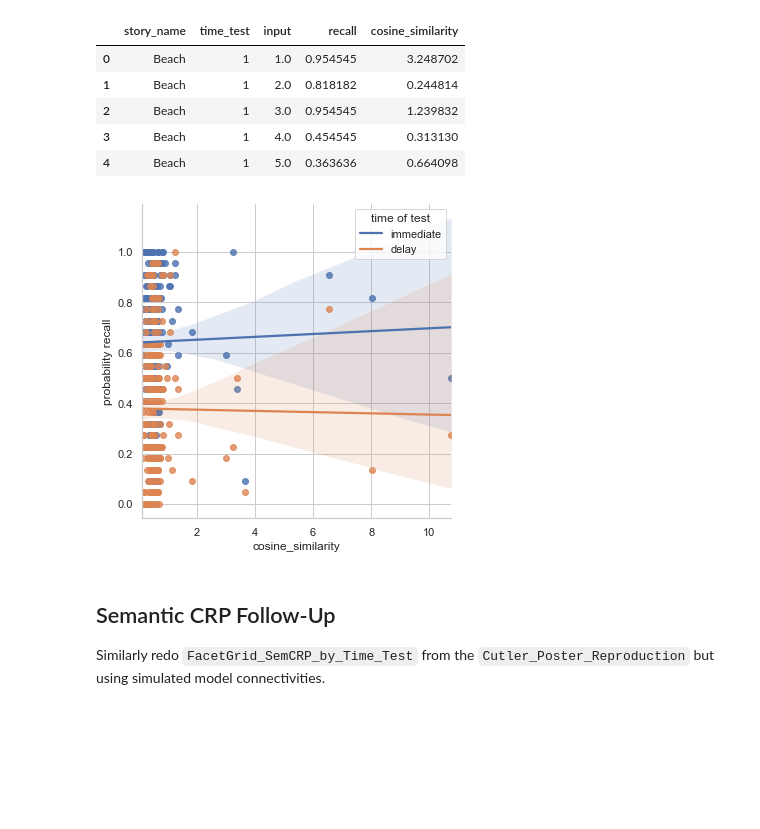
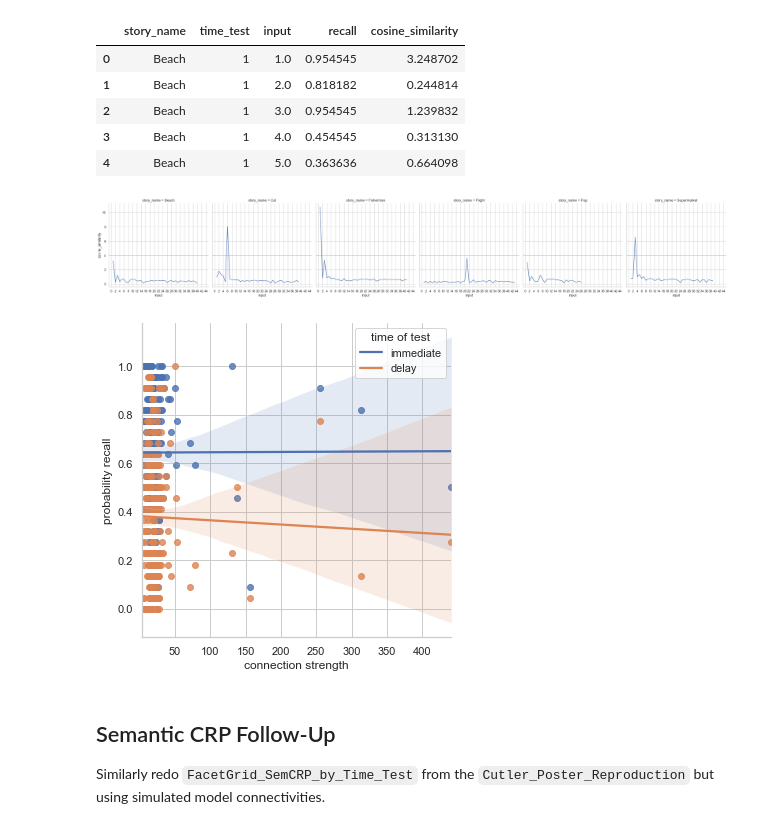
Before and after one commit to githubpsyche/narrative_cmr, a Jupyter notebook: 03_Representational_Clustering.ipynb, the cells around one changed output. Cells and saved outputs as stored; diff of their text form; code cells hidden in the pictures; blank space fills up the shorter version.

```diff
--- a/03_Representational_Clustering.ipynb
+++ b/03_Representational_Clustering.ipynb
@@ -316,15 +316,25 @@ strengths_df.head()
 | 2 | Beach | 1 | 3.0 | 0.954545 | 1.239832 |
 | 3 | Beach | 1 | 4.0 | 0.454545 | 0.313130 |
 | 4 | Beach | 1 | 5.0 | 0.363636 | 0.664098 |
+# %%
+sns.set(style='whitegrid')
+g = sns.FacetGrid(strengths_df.loc[strengths_df.time_test == 1],
+    col='story_name', height=5)
+g.map_dataframe(sns.lineplot, 'input', 'cosine_similarity');
+g.set(xticks=np.arange(0, 46, 2))
+plt.show()
+# %% [output]
+[figure, added]
 # %%
 sns.set_theme(style='whitegrid')
 
 sns.lmplot(data=strengths_df.loc[strengths_df.time_test > 1],
     x="cosine_similarity", y="recall", palette="deep", hue='time_test', legend=False);
+plt.xlabel('connection strength')
 plt.ylabel('probability recall');
 plt.legend(['immediate', 'delay'], title='time of test');
 # %% [output]
-[figure, old version]
+[figure, new version]
 # %% [markdown]
 ## Semantic CRP Follow-Up
 Similarly redo `FacetGrid_SemCRP_by_Time_Test` from the `Cutler_Poster_Reproduction` but using simulated model connectivities.
```
